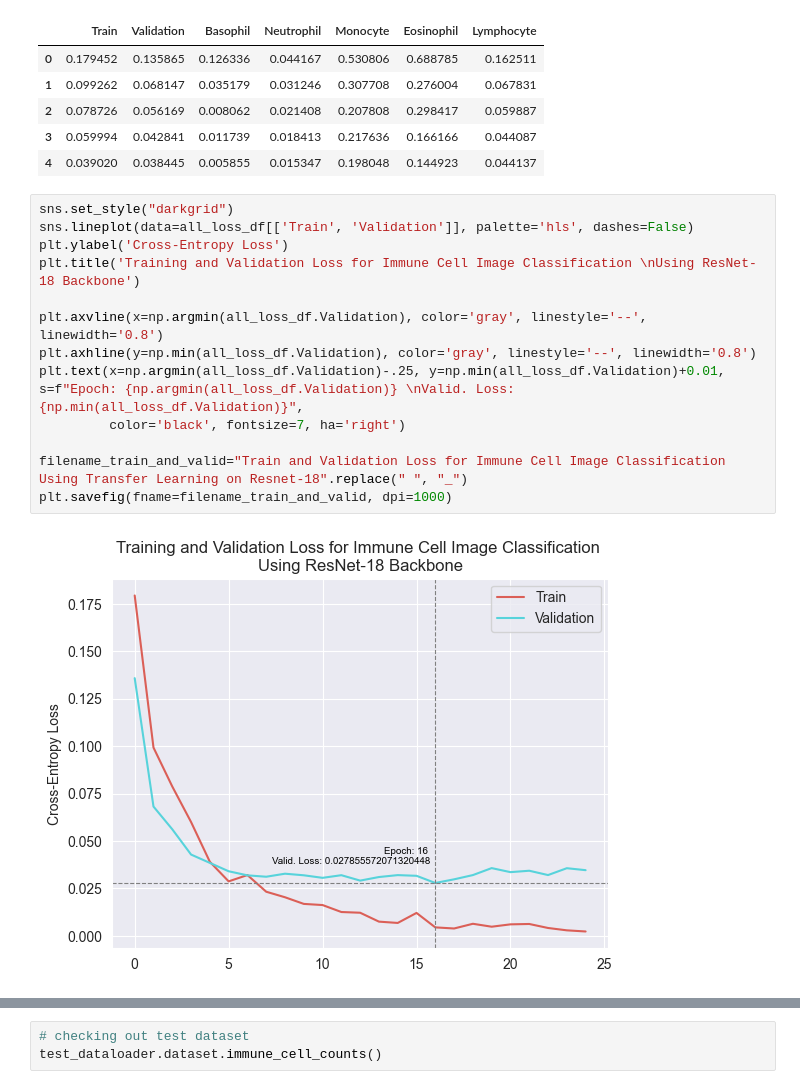
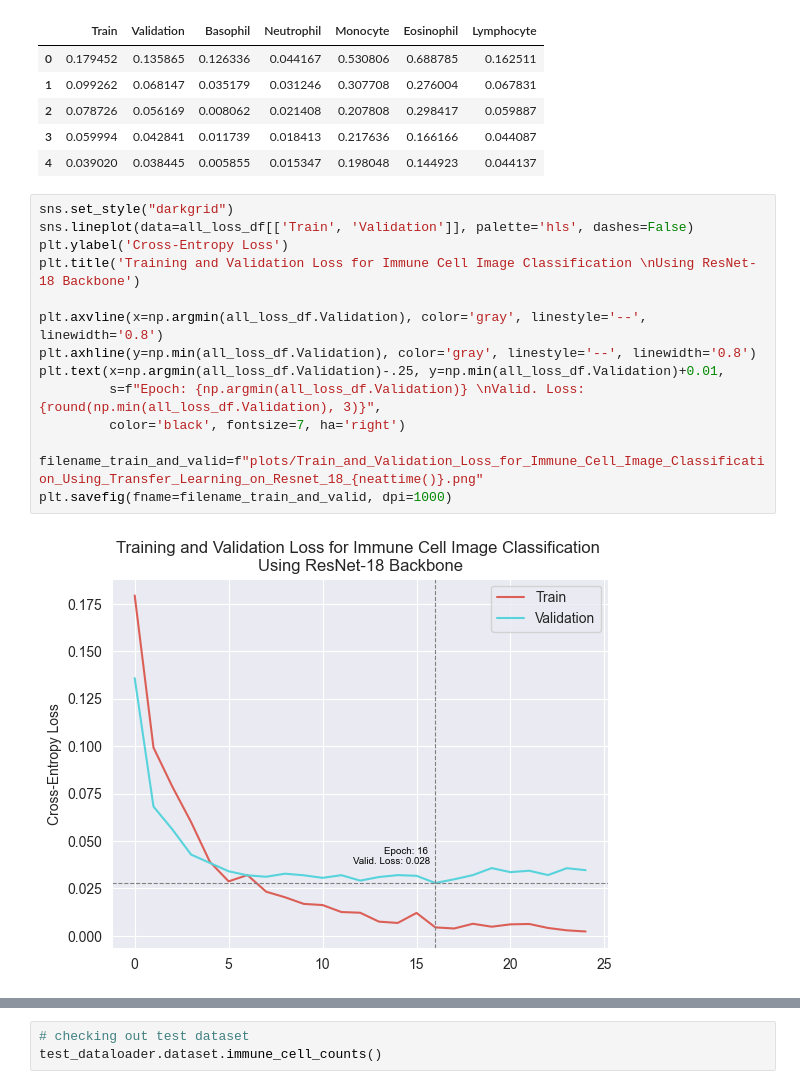
Before and after one commit to cgeils25/White_Blood_Cell_Image_Classification, a Jupyter notebook: train.ipynb, the cells around one changed output, grey strips where cells are left out. Saved outputs shown, nothing was run; the diff lists cells and outputs as text.

Commit message:
fix plot saving;

```diff
--- a/train.ipynb
+++ b/train.ipynb
@@ -743,18 +743,19 @@ all_loss_df.head()
 # %%
 sns.set_style("darkgrid")
 sns.lineplot(data=all_loss_df[['Train', 'Validation']], palette='hls', dashes=False)
 plt.ylabel('Cross-Entropy Loss')
 plt.title('Training and Validation Loss for Immune Cell Image Classification \nUsing ResNet-18 Backbone')
 
 plt.axvline(x=np.argmin(all_loss_df.Validation), color='gray', linestyle='--', linewidth='0.8')
 plt.axhline(y=np.min(all_loss_df.Validation), color='gray', linestyle='--', linewidth='0.8')
-plt.text(x=np.argmin(all_loss_df.Validation)-.25, y=np.min(all_loss_df.Validation)+0.01, s=f"Epoch: {np.argmin(all_loss_df.Validation)} \nValid. Loss: {np.min(all_loss_df.Validation)}",
+plt.text(x=np.argmin(all_loss_df.Validation)-.25, y=np.min(all_loss_df.Validation)+0.01,
+         s=f"Epoch: {np.argmin(all_loss_df.Validation)} \nValid. Loss: {round(np.min(all_loss_df.Validation), 3)}",
          color='black', fontsize=7, ha='right')
 
-filename_train_and_valid="Train and Validation Loss for Immune Cell Image Classification Using Transfer Learning on Resnet-18".replace(" ", "_")
+filename_train_and_valid=f"plots/Train_and_Validation_Loss_for_Immune_Cell_Image_Classification_Using_Transfer_Learning_on_Resnet_18_{neattime()}.png"
 plt.savefig(fname=filename_train_and_valid, dpi=1000)
 # %% [output]
-[figure, old version]
+[figure, new version]
 # %%
 sns.set_style("darkgrid")
 sns.lineplot(data=all_loss_df[['Basophil', 'Neutrophil', 'Monocyte', 'Eosinophil', 'Lymphocyte']], palette='hls', dashes=False)
```
Also changed, not shown: parts of 1 cell of this notebook.
